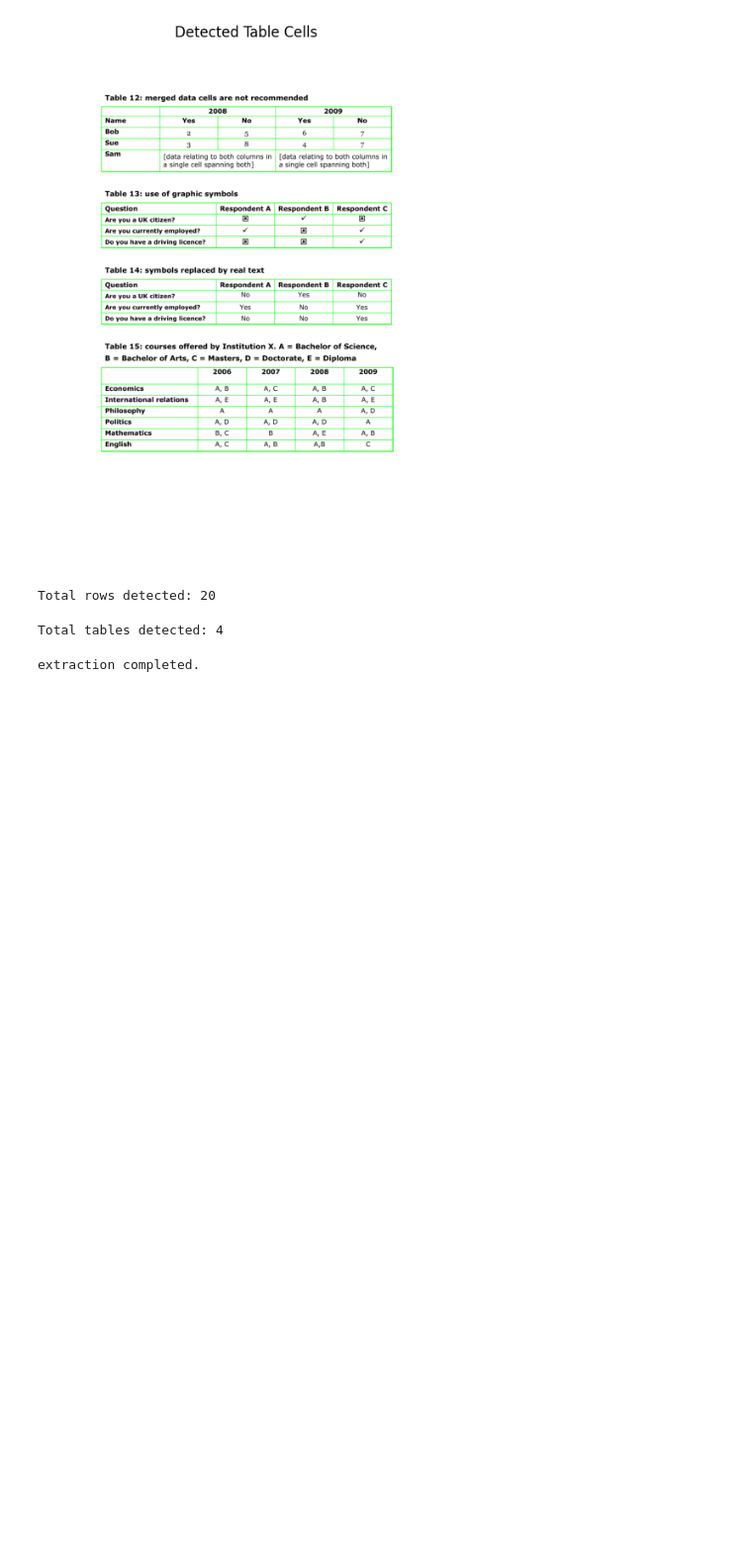
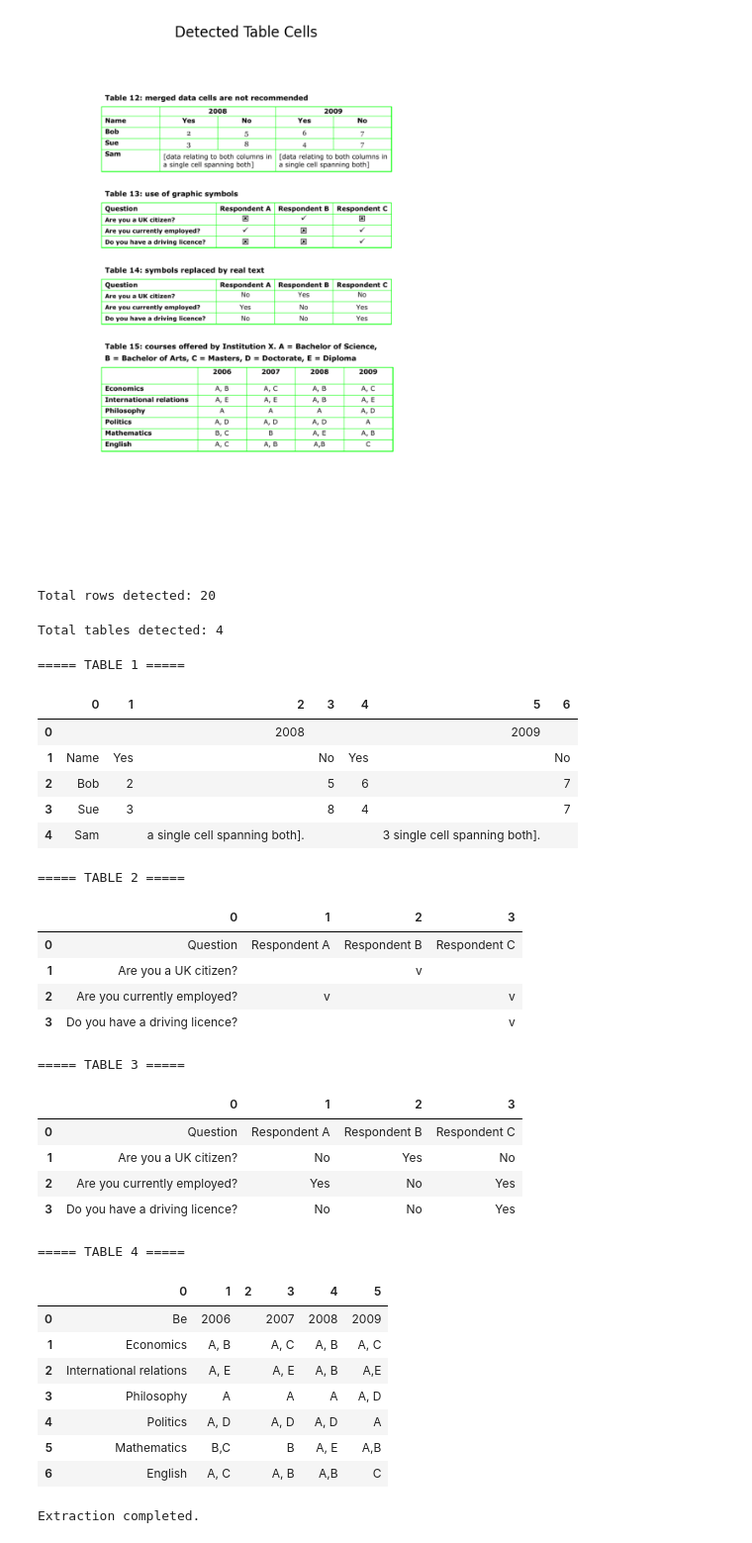
Before and after one commit to Madhu3526/Intellifer_OCR, a Jupyter notebook: final.ipynb, the cells around one changed output. Shown at 99% size. Saved outputs shown, nothing was run; the diff lists cells and outputs as text; code cells hidden in the pictures; blank space fills up the shorter version.

```diff
--- a/final.ipynb
+++ b/final.ipynb
@@ -15,35 +15,21 @@ TESSERACT_PATH = r"C:\Program Files\Tesseract-OCR\tesseract.exe"
 pytesseract.pytesseract.tesseract_cmd = TESSERACT_PATH
 # %%
 def clean_text(text):
+    text = text.strip()
+    text = text.replace("°", "").replace("”", "").replace("|", "")
 
-
-    if len(text.strip()) <= 2:
+    if text == "":
         return ""
 
-    if not any(char.isalnum() for char in text):
-        return ""
+    financial_pattern = r'^[-+]?[\d,]*\.?\d+$|^\([\d,]*\.?\d+\)$'
 
-    if re.match(r'^\d+-\d+$', text):
-        text = text.replace("-", ".")
+    if re.match(financial_pattern, text):
+        return text
 
-    return text.strip()
+    if any(char.isalpha() for char in text):
+        return text
+
+    return ""
-# %%
-def clean_text(text):
-
-    text = text.replace("°", "")
-    text = text.replace("”", "")
-    text = text.replace("|", "")
-
-    if len(text.strip()) <= 2:
-        return ""
-
-    if not any(char.isalnum() for char in text):
-        return ""
-
-    if re.match(r'^\d+-\d+$', text):
-        text = text.replace("-", ".")
-
-    return text.strip()
 # %%
 def get_column_centers(table, threshold=60):
 
@@ -278,32 +264,63 @@ for table_index, table in enumerate(tables):
                 interpolation=cv2.INTER_CUBIC
             )
 
             cell_center = x + w // 2
 
             col_index = min(
                 range(len(column_centers)),
                 key=lambda i: abs(cell_center - column_centers[i])
             )
 
             config = '--oem 1 --psm 7'
 
 
             text = pytesseract.image_to_string(
                 cell_resized,
                 config=config
             )
 
             row_data[col_index] = clean_text(text)
 
         table_data.append(row_data)
 
     table_data = [
         row for row in table_data
         if any(cell.strip() != "" for cell in row)
     ]
 
     all_tables_data.append(table_data)
 
-print("\nextraction completed.")
+    print(f"\n===== TABLE {table_index+1} =====")
+    display(pd.DataFrame(table_data))
+
+print("\nExtraction completed.")
 # %% [output]
-extraction completed.
+===== TABLE 1 =====
+|  | 0 | 1 | 2 | 3 | 4 | 5 | 6 |
+| 0 |  |  | 2008 |  |  | 2009 |  |
+| 1 | Name | Yes |  | No | Yes |  | No |
+| 2 | Bob | 2 |  | 5 | 6 |  | 7 |
+| 3 | Sue | 3 |  | 8 | 4 |  | 7 |
+| 4 | Sam |  | a single cell spanning both]. |  |  | 3 single cell spanning both]. |  |
+===== TABLE 2 =====
+|  | 0 | 1 | 2 | 3 |
+| 0 | Question | Respondent A | Respondent B | Respondent C |
+| 1 | Are you a UK citizen? |  | v |  |
+| 2 | Are you currently employed? | v |  | v |
+| 3 | Do you have a driving licence? |  |  | v |
+===== TABLE 3 =====
+|  | 0 | 1 | 2 | 3 |
+| 0 | Question | Respondent A | Respondent B | Respondent C |
+| 1 | Are you a UK citizen? | No | Yes | No |
+| 2 | Are you currently employed? | Yes | No | Yes |
+| 3 | Do you have a driving licence? | No | No | Yes |
+===== TABLE 4 =====
+|  | 0 | 1 | 2 | 3 | 4 | 5 |
+| 0 | Be | 2006 |  | 2007 | 2008 | 2009 |
+| 1 | Economics | A, B |  | A, C | A, B | A, C |
+| 2 | International relations | A, E |  | A, E | A, B | A,E |
+| 3 | Philosophy | A |  | A | A | A, D |
+| 4 | Politics | A, D |  | A, D | A, D | A |
+| 5 | Mathematics | B,C |  | B | A, E | A,B |
+| 6 | English | A, C |  | A, B | A,B | C |
+Extraction completed.
```
Also changed, not shown: parts of 8 cells of this notebook, 4 other files.
